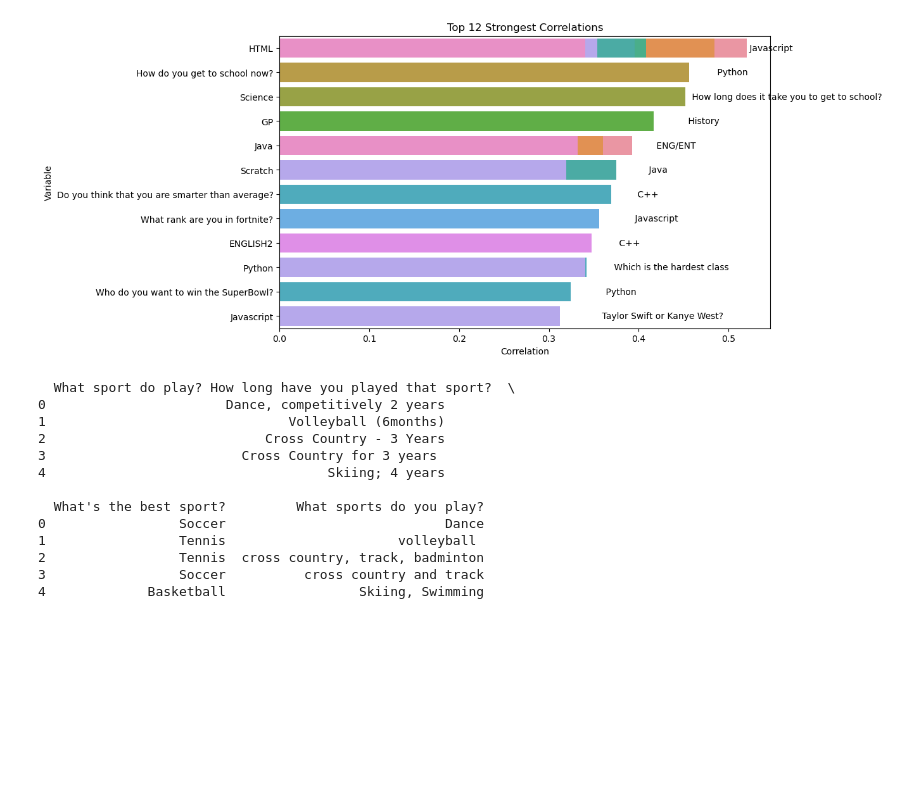
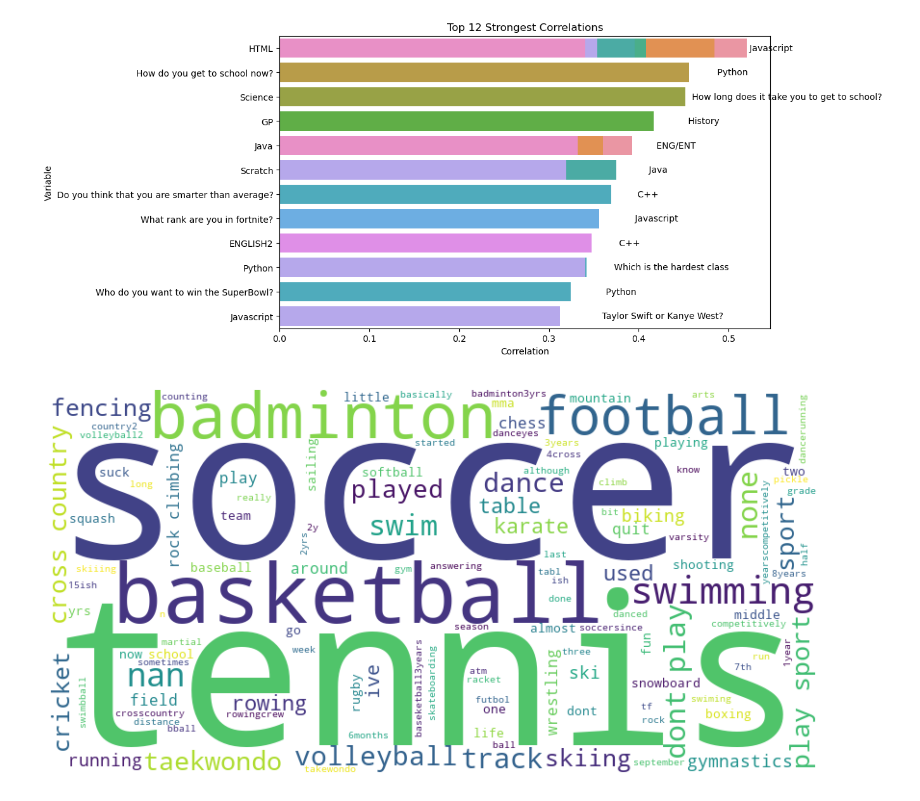
Before and after one commit to cparthiv/ninth-grade-data, a Jupyter notebook: analysis.ipynb, the cells around one changed output. Cells and saved outputs as stored; diff of their text form; code cells hidden in the pictures; blank space fills up the shorter version.

Commit message:
sports data wordcloud and network graph

```diff
--- a/analysis.ipynb
+++ b/analysis.ipynb
@@ -71,25 +71,37 @@ plt.ylabel('Variable')
 plt.show()
 # %% [output]
 [figure]
-# %%
-uncleaned_data = pd.read_csv('ninthdata.csv')
-# print(uncleaned_data.head())
-
-sport_data = uncleaned_data[["What sport do play? How long have you played that sport?", "What's the best sport?", "What sports do you play?"]]
-print(sport_data.head())
-
-sport_data.to_csv('cleaned_sport.csv', index=False)
-# %% [output]
-  What sport do play? How long have you played that sport?  \
-0                       Dance, competitively 2 years
-1                               Volleyball (6months)
-2                            Cross Country - 3 Years
-3                         Cross Country for 3 years
-4                                    Skiing; 4 years
-
-  What's the best sport?         What sports do you play?
-0                 Soccer                            Dance
-1                 Tennis                      volleyball
-2                 Tennis  cross country, track, badminton
-3                 Soccer          cross country and track
-4             Basketball                 Skiing, Swimming
+# %%
+from wordcloud import WordCloud
+import re
+uncleaned_data = pd.read_csv('ninthdata.csv')
+# print(uncleaned_data.head())
+
+sport_data = uncleaned_data[["What sport do play? How long have you played that sport?", "What's the best sport?", "What sports do you play?"]]
+# print(sport_data.head())
+
+sport_data.to_csv('cleaned_sport.csv', index=False)
+
+text = " ".join(sport_data['What sport do play? How long have you played that sport?'].astype(str) + " " +
+                sport_data["What's the best sport?"].astype(str) + " " +
+                sport_data['What sports do you play?'].astype(str))
+
+text = text.lower()
+text = re.sub(r'[^\w\s]', '', text)
+text = re.sub(r'\s+', ' ', text).strip()
+
+# List of unnecessary words to remove
+stopwords = set(["year", "years", "month", "months", "for", "about", "the",
+                "a", "and", "in", "to", "i", "this", "that", "have", "been", "of"])
+filtered_text = " ".join(
+    [word for word in text.split() if word not in stopwords])
+
+wordcloud = WordCloud(width=800, height=400,
+                      background_color='white').generate(filtered_text)
+
+plt.figure(figsize=(10, 5))
+plt.imshow(wordcloud, interpolation='bilinear')
+plt.axis('off')
+plt.show()
+# %% [output]
+[figure, added]
```
Also changed, not shown: parts of 2 cells of this notebook, 2 other files.
